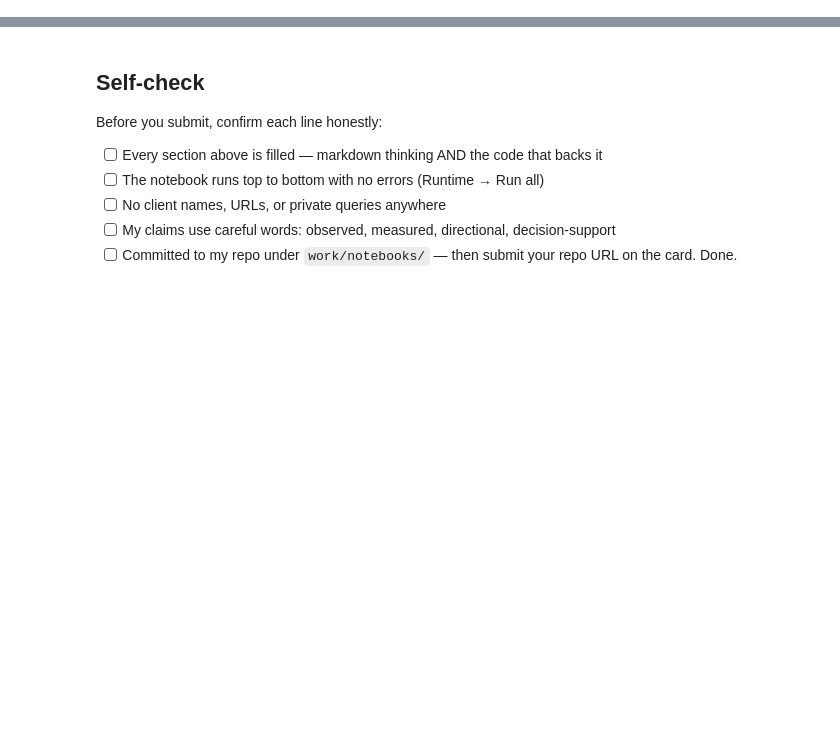
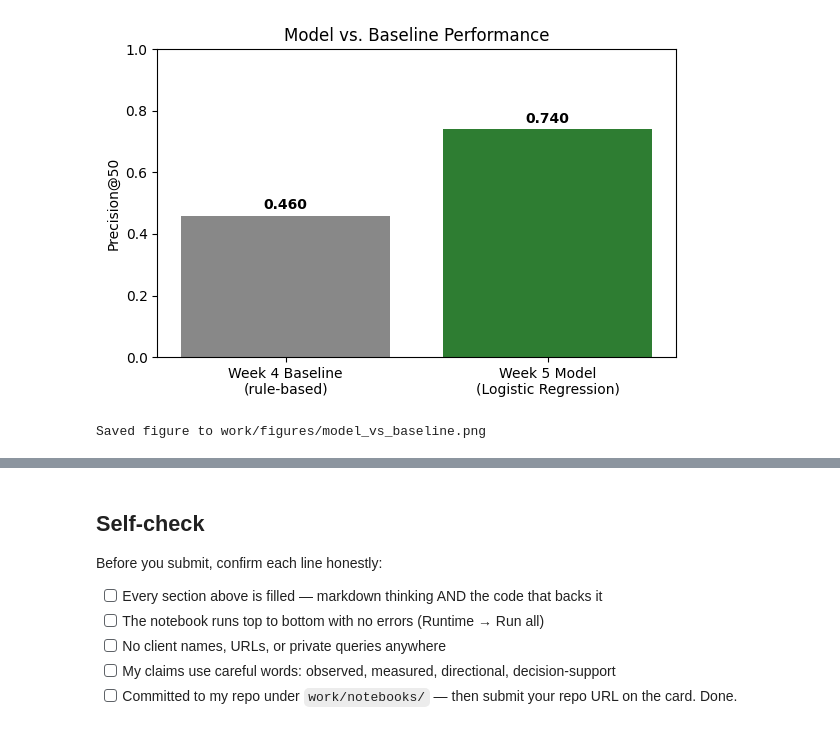
Before and after one commit to emgakii001/flyrank-ml-internship, a Jupyter notebook: work/notebooks/w07_action_playbook.ipynb, the cells around one changed output, grey strips where cells are left out. Drawn from its saved outputs; the diff is of its cells as text; code cells hidden in the pictures; blank space fills up the shorter version.

Commit message:
Complete Week 7 content action playbook with ranked actions, intended use, human-review rules, and monitoring triggers.

```diff
--- a/work/notebooks/w07_action_playbook.ipynb
+++ b/work/notebooks/w07_action_playbook.ipynb
@@ -43,0 +247,25 @@ This skeleton is yours to fill. Work the sections **in order** — each one has
+# %%
+import matplotlib.pyplot as plt
+import os
+
+os.makedirs("work/figures", exist_ok=True)
+
+fig, ax = plt.subplots(figsize=(6, 4))
+methods = ["Week 4 Baseline\n(rule-based)", "Week 5 Model\n(Logistic Regression)"]
+scores = [0.460, 0.740]  # from your Week 5 results
+
+ax.bar(methods, scores, color=["#888888", "#2E7D32"])
+ax.set_ylabel("Precision@50")
+ax.set_title("Model vs. Baseline Performance")
+ax.set_ylim(0, 1)
+for i, v in enumerate(scores):
+    ax.text(i, v + 0.02, f"{v:.3f}", ha="center", fontweight="bold")
+
+plt.tight_layout()
+plt.savefig("work/figures/model_vs_baseline.png", dpi=150)
+plt.show()
+
+print("Saved figure to work/figures/model_vs_baseline.png")
+# %% [output]
+[figure, added]
+Saved figure to work/figures/model_vs_baseline.png
```
Also changed, not shown: parts of 25 cells of this notebook.
